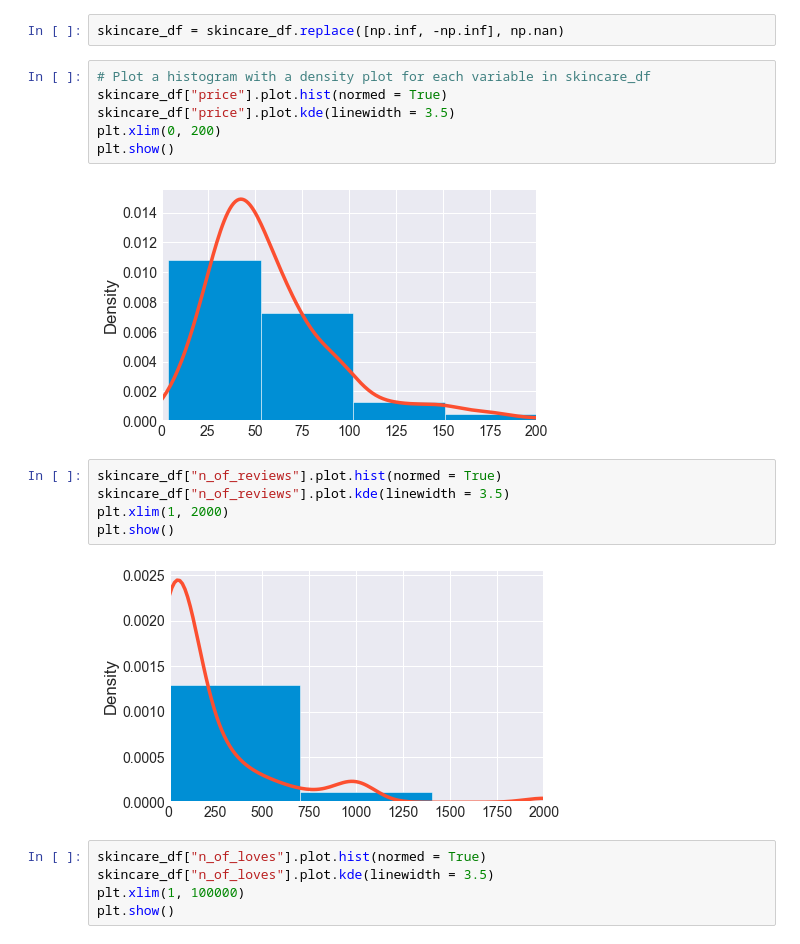
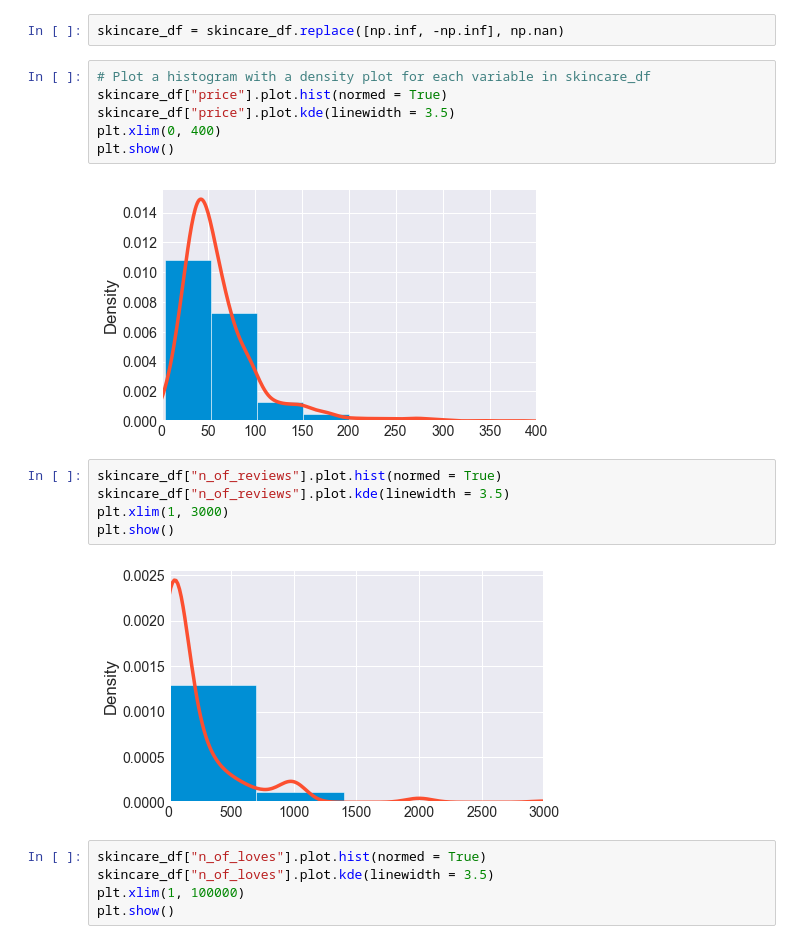
Before and after one commit to fpleoni/i_feel_pretty, a Jupyter notebook: src/Data Wrangling with Pandas.ipynb, the cells around one changed output. Saved outputs shown, nothing was run; the diff lists cells and outputs as text.

```diff
--- a/src/Data Wrangling with Pandas.ipynb
+++ b/src/Data Wrangling with Pandas.ipynb
@@ -124,18 +124,18 @@ skincare_df = skincare_df.replace([np.inf, -np.inf], np.nan)
 # %%
 # Plot a histogram with a density plot for each variable in skincare_df
 skincare_df["price"].plot.hist(normed = True)
 skincare_df["price"].plot.kde(linewidth = 3.5)
-plt.xlim(0, 200)
+plt.xlim(0, 400)
 plt.show()
 # %% [output]
-[figure, old version]
+[figure, new version]
 # %%
 skincare_df["n_of_reviews"].plot.hist(normed = True)
 skincare_df["n_of_reviews"].plot.kde(linewidth = 3.5)
-plt.xlim(1, 2000)
+plt.xlim(1, 3000)
 plt.show()
 # %% [output]
-[figure, old version]
+[figure, new version]
 # %%
 skincare_df["n_of_loves"].plot.hist(normed = True)
 skincare_df["n_of_loves"].plot.kde(linewidth = 3.5)
```
Also changed, not shown: parts of 1 cell of this notebook, 1 other file.
